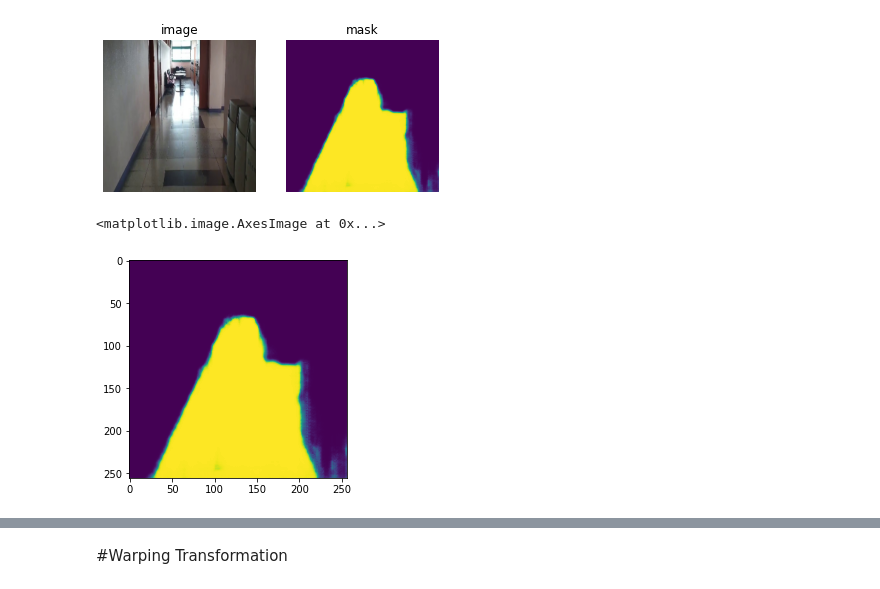
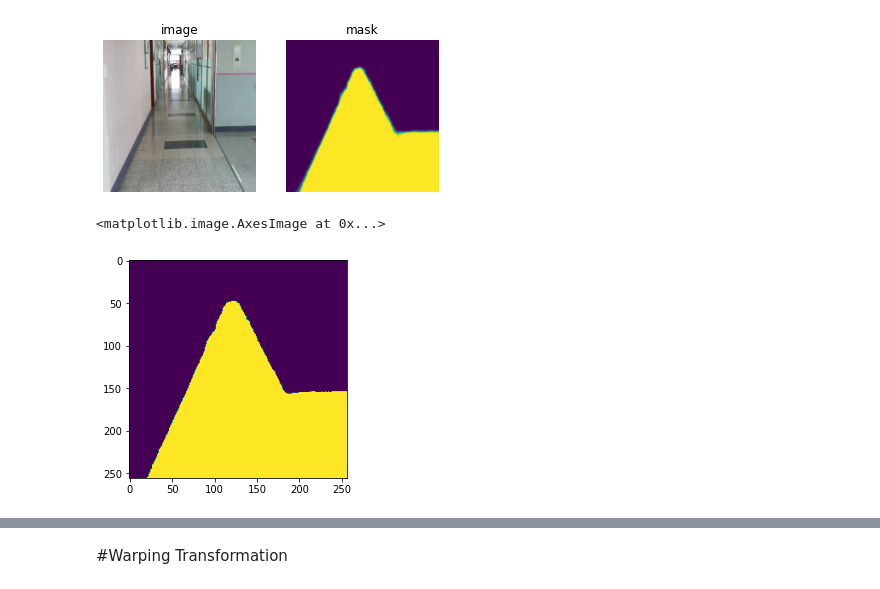
Before and after one commit to taegukang35/device_for_blind, a Jupyter notebook: warping_transform.ipynb, the cells around one changed output, grey strips where cells are left out. Cells and saved outputs as stored; diff of their text form; code cells hidden in the pictures.

```diff
--- a/warping_transform.ipynb
+++ b/warping_transform.ipynb
@@ -14,5 +26,5 @@ import tensorflow as tf
 # %%
-model = load_model('/content/model-best-unet.h5')
+model = load_model('/content/device_for_blind/model-best-unet.h5')
 # %%
 def plot_results(i,img):
     img = cv2.resize(img, (SIZE_Y, SIZE_X))
@@ -54,19 +66,23 @@ def create_mask(img):
     return mask[0][...,0]
     #plt.savefig('/content/model_result/result{0}.png'.format(i))
 # %%
-file_path = '/content/drive/MyDrive/school_hallway_v2/images_train/194.png'
+file_path = '/content/drive/MyDrive/school_hallway_v2/images_train/490.png'
 
-img = img = cv2.imread(file_path)
+SIZE_X = 256 #Resize images (height  = X, width = Y)
+SIZE_Y = 256
+threshold = 0.5
+img = cv2.imread(file_path)
 img = cv2.resize(img, (SIZE_Y, SIZE_X))
-img = cv2.cvtColor(img, cv2.COLOR_RGB2BGR)
-mask = create_mask(file_path)
+image = cv2.cvtColor(img, cv2.COLOR_RGB2BGR)
+mask = create_mask(img)
+_,mask = cv2.threshold(mask,threshold*mask.max(),1,cv2.THRESH_BINARY)
 # %% [output]
-[figure, old version]
+[figure, new version]
 # %%
 plt.imshow(mask)
 # %% [output]
 <matplotlib.image.AxesImage at 0x...>
-[figure, old version]
+[figure, new version]
 # %%
 #cv2.circle(img, (150, 100), 10, (255, 0 ,0), -1)
 """
```
Also changed, not shown: parts of 20 cells of this notebook.
